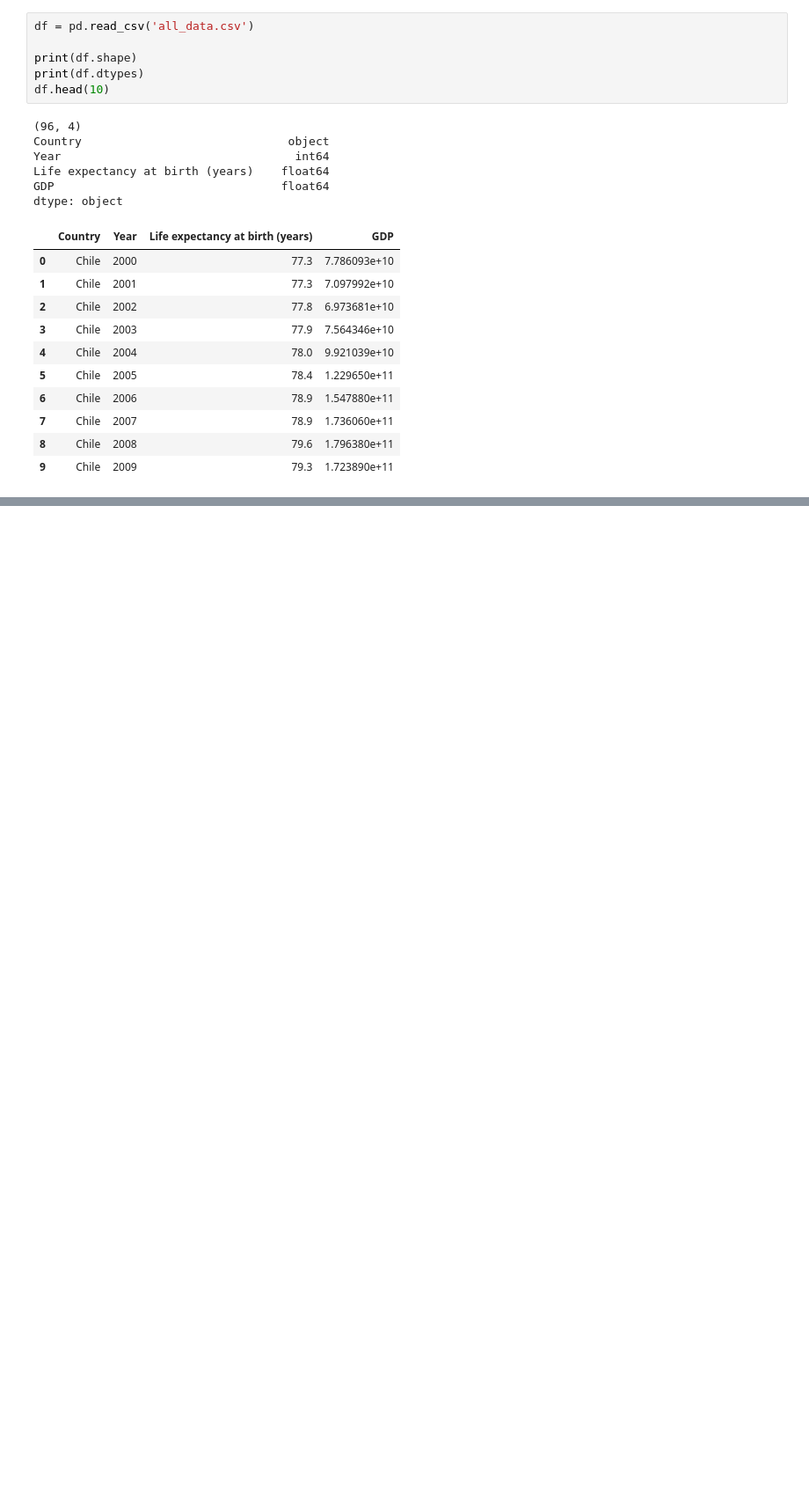
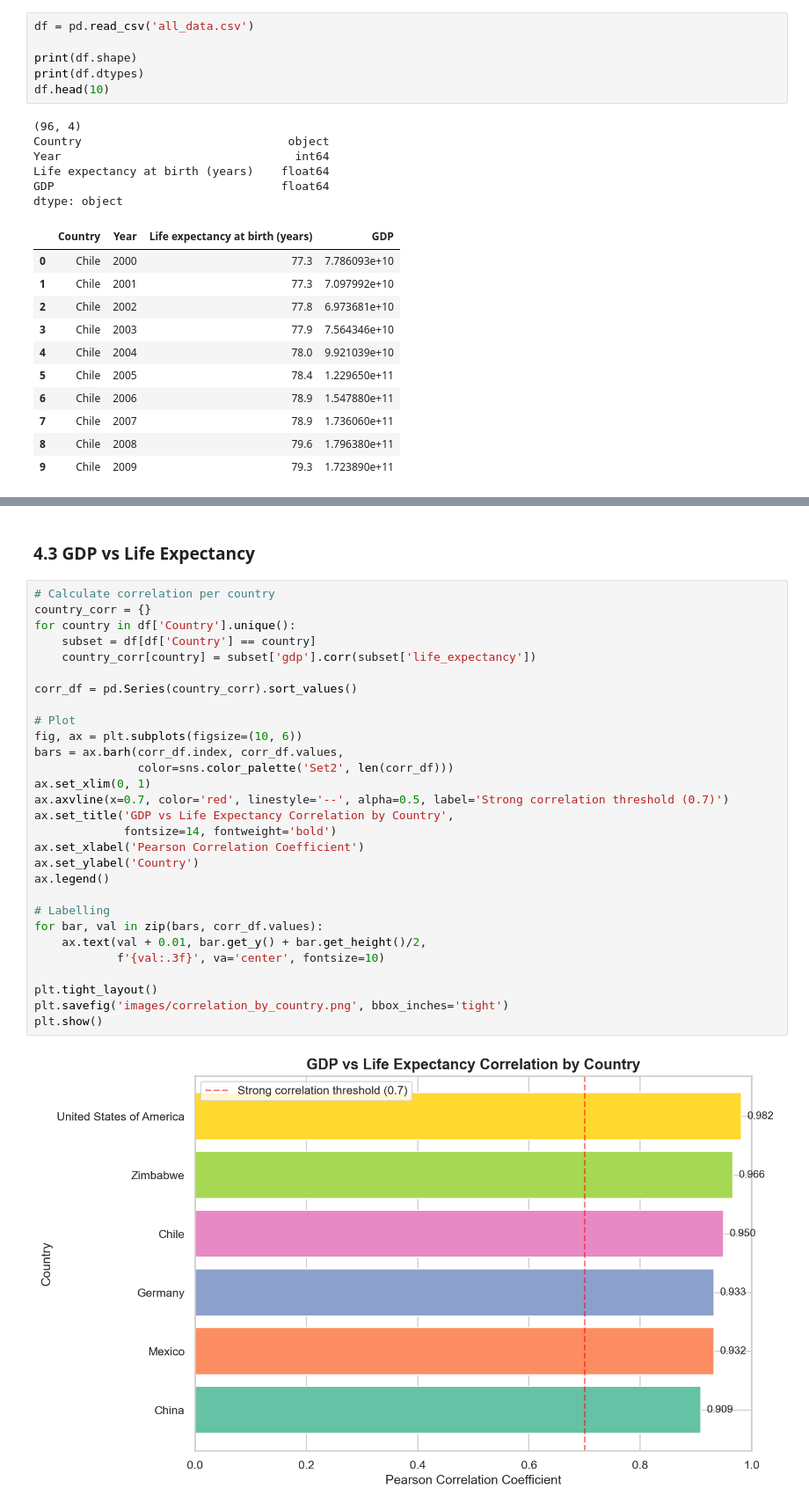
Before and after one commit to dxsastrous/life-expectancy-gdp-analysis, a Jupyter notebook: life_expectancy_gdp.ipynb, the cells around one changed output, grey strips where cells are left out. Shown at 88% size. Saved outputs shown, nothing was run; the diff lists cells and outputs as text; blank space fills up the shorter version.

```diff
--- a/life_expectancy_gdp.ipynb
+++ b/life_expectancy_gdp.ipynb
@@ -57,0 +147,33 @@ dtype: int64
+# %% [markdown]
+### 4.3 GDP vs Life Expectancy
+# %%
+# Calculate correlation per country
+country_corr = {}
+for country in df['Country'].unique():
+    subset = df[df['Country'] == country]
+    country_corr[country] = subset['gdp'].corr(subset['life_expectancy'])
+
+corr_df = pd.Series(country_corr).sort_values()
+
+# Plot
+fig, ax = plt.subplots(figsize=(10, 6))
+bars = ax.barh(corr_df.index, corr_df.values,
+               color=sns.color_palette('Set2', len(corr_df)))
+ax.set_xlim(0, 1)
+ax.axvline(x=0.7, color='red', linestyle='--', alpha=0.5, label='Strong correlation threshold (0.7)')
+ax.set_title('GDP vs Life Expectancy Correlation by Country',
+             fontsize=14, fontweight='bold')
+ax.set_xlabel('Pearson Correlation Coefficient')
+ax.set_ylabel('Country')
+ax.legend()
+
+# Labelling
+for bar, val in zip(bars, corr_df.values):
+    ax.text(val + 0.01, bar.get_y() + bar.get_height()/2,
+            f'{val:.3f}', va='center', fontsize=10)
+
+plt.tight_layout()
+plt.savefig('images/correlation_by_country.png', bbox_inches='tight')
+plt.show()
+# %% [output]
+[figure, added]
```
Also changed, not shown: parts of 22 cells of this notebook, 7 other files.
